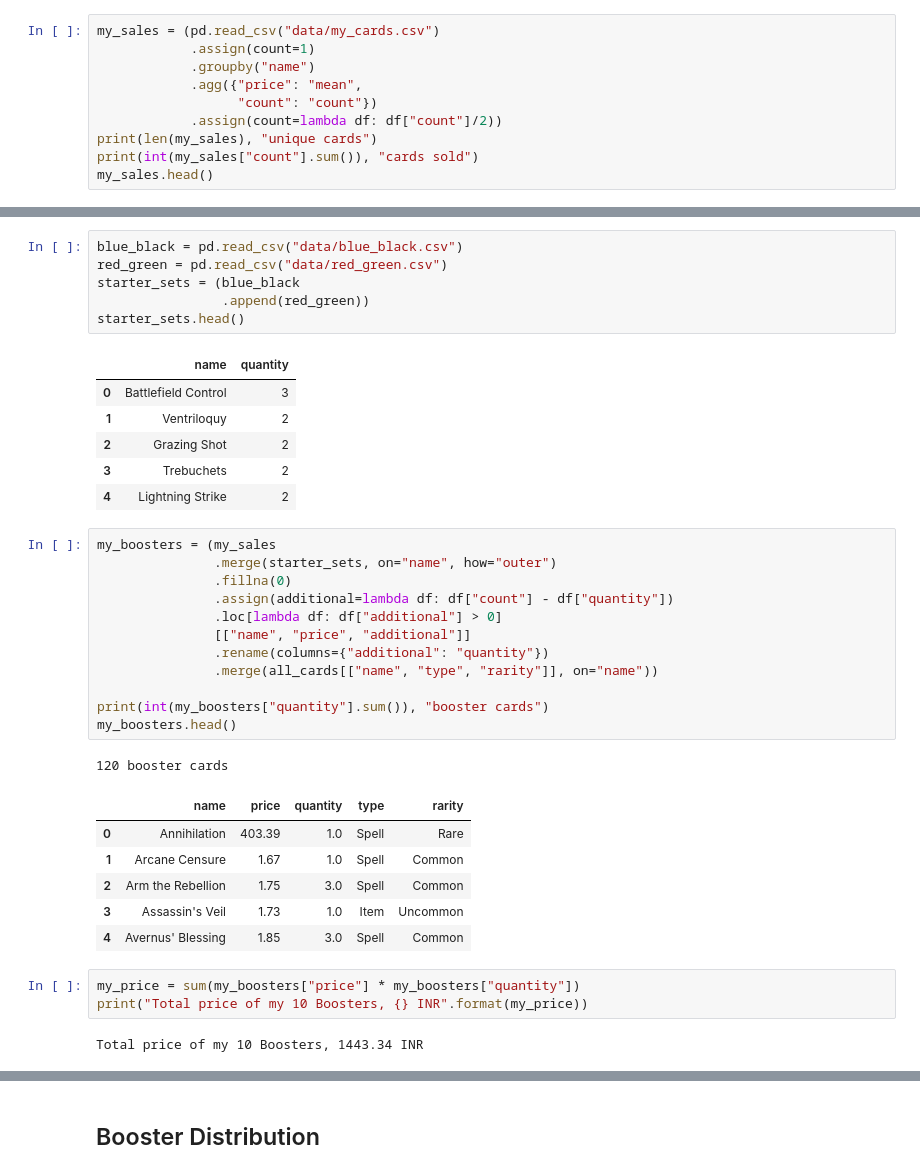
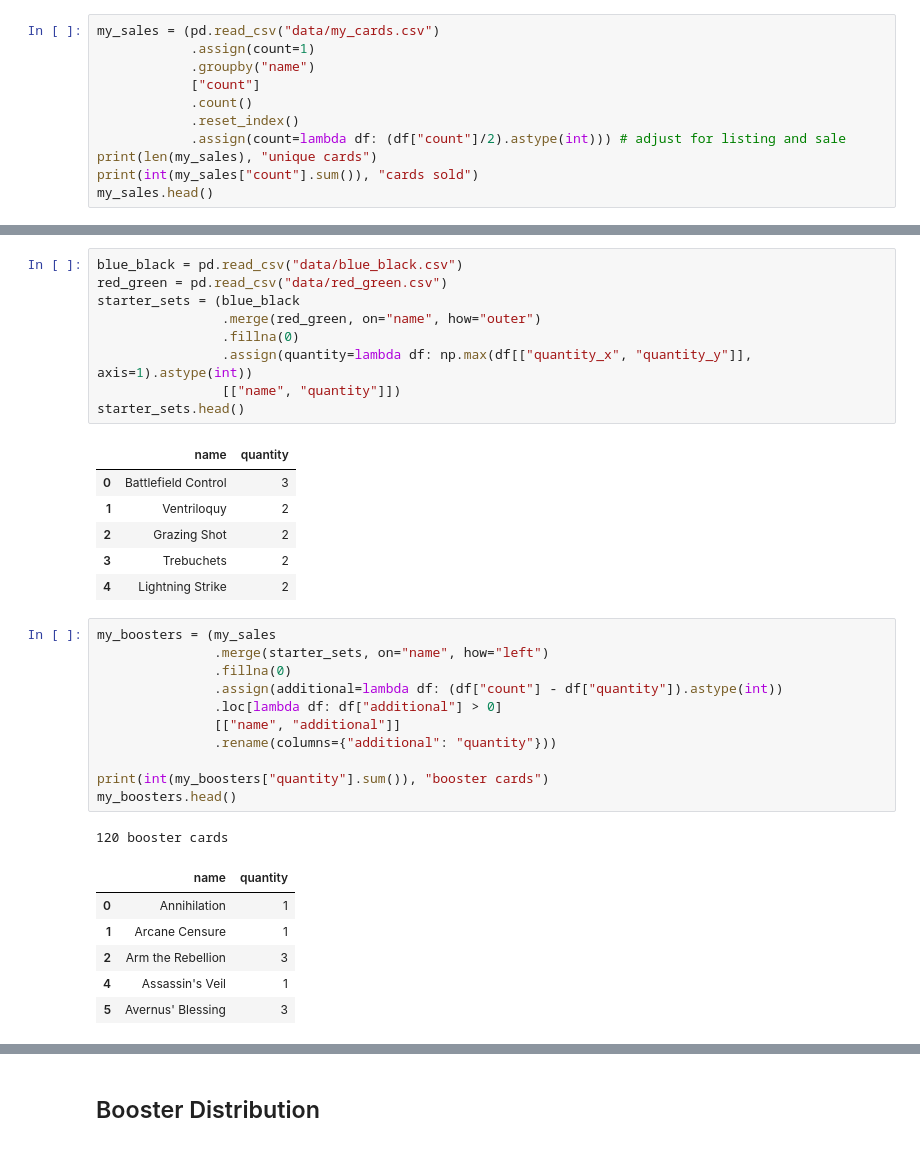
Before and after one commit to grinnbearit/excavate, a Jupyter notebook: booster_prices.ipynb, the cells around one changed output, grey strips where cells are left out. Cells and saved outputs as stored; diff of their text form.

```diff
--- a/booster_prices.ipynb
+++ b/booster_prices.ipynb
@@ -74,9 +62,10 @@ Unfortunately I didn't write down the cards I received from the boosters so have
 my_sales = (pd.read_csv("data/my_cards.csv")
             .assign(count=1)
             .groupby("name")
-            .agg({"price": "mean",
-                  "count": "count"})
-            .assign(count=lambda df: df["count"]/2))
+            ["count"]
+            .count()
+            .reset_index()
+            .assign(count=lambda df: (df["count"]/2).astype(int))) # adjust for listing and sale
 print(len(my_sales), "unique cards")
 print(int(my_sales["count"].sum()), "cards sold")
 my_sales.head()
@@ -98,7 +84,10 @@ Valve provides 2 starter sets with each purchase of Artifact which I'll need to
 blue_black = pd.read_csv("data/blue_black.csv")
 red_green = pd.read_csv("data/red_green.csv")
 starter_sets = (blue_black
-                .append(red_green))
+                .merge(red_green, on="name", how="outer")
+                .fillna(0)
+                .assign(quantity=lambda df: np.max(df[["quantity_x", "quantity_y"]], axis=1).astype(int))
+                [["name", "quantity"]])
 starter_sets.head()
 # %% [output]
 |  | name | quantity |
@@ -109,26 +98,20 @@ starter_sets.head()
 | 4 | Lightning Strike | 2 |
 # %%
 my_boosters = (my_sales
-               .merge(starter_sets, on="name", how="outer")
+               .merge(starter_sets, on="name", how="left")
                .fillna(0)
-               .assign(additional=lambda df: df["count"] - df["quantity"])
+               .assign(additional=lambda df: (df["count"] - df["quantity"]).astype(int))
                .loc[lambda df: df["additional"] > 0]
-               [["name", "price", "additional"]]
-               .rename(columns={"additional": "quantity"})
-               .merge(all_cards[["name", "type", "rarity"]], on="name"))
+               [["name", "additional"]]
+               .rename(columns={"additional": "quantity"}))
 
 print(int(my_boosters["quantity"].sum()), "booster cards")
 my_boosters.head()
 # %% [output]
 120 booster cards
-|  | name | price | quantity | type | rarity |
-| 0 | Annihilation | 403.39 | 1.0 | Spell | Rare |
-| 1 | Arcane Censure | 1.67 | 1.0 | Spell | Common |
-| 2 | Arm the Rebellion | 1.75 | 3.0 | Spell | Common |
-| 3 | Assassin's Veil | 1.73 | 1.0 | Item | Uncommon |
-| 4 | Avernus' Blessing | 1.85 | 3.0 | Spell | Common |
+|  | name | quantity |
+| 0 | Annihilation | 1 |
+| 1 | Arcane Censure | 1 |
+| 2 | Arm the Rebellion | 3 |
+| 4 | Assassin's Veil | 1 |
+| 5 | Avernus' Blessing | 3 |
-# %%
-my_price = sum(my_boosters["price"] * my_boosters["quantity"])
-print("Total price of my 10 Boosters, {} INR".format(my_price))
-# %% [output]
-Total price of my 10 Boosters, 1443.34 INR
```
Also changed, not shown: parts of 61 cells of this notebook.
